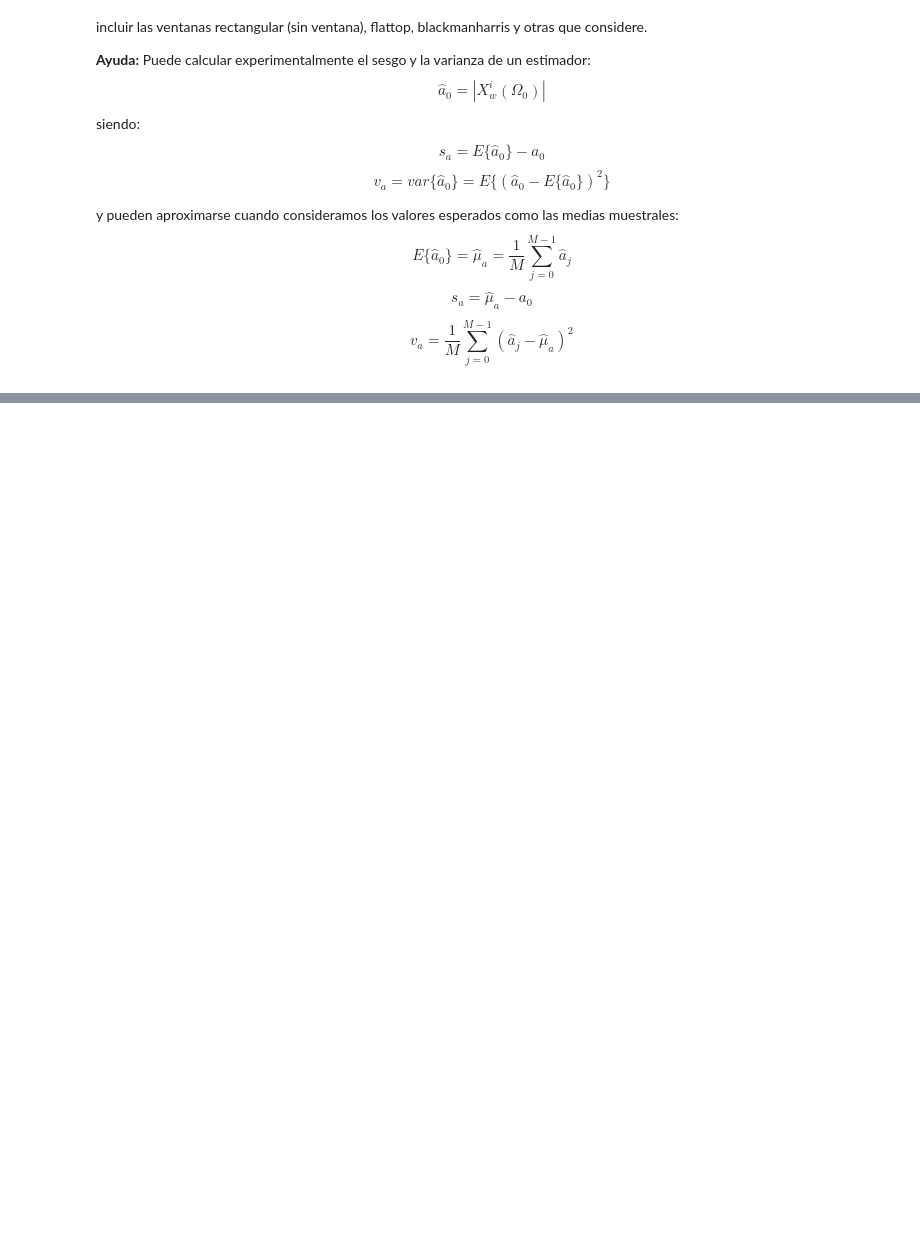
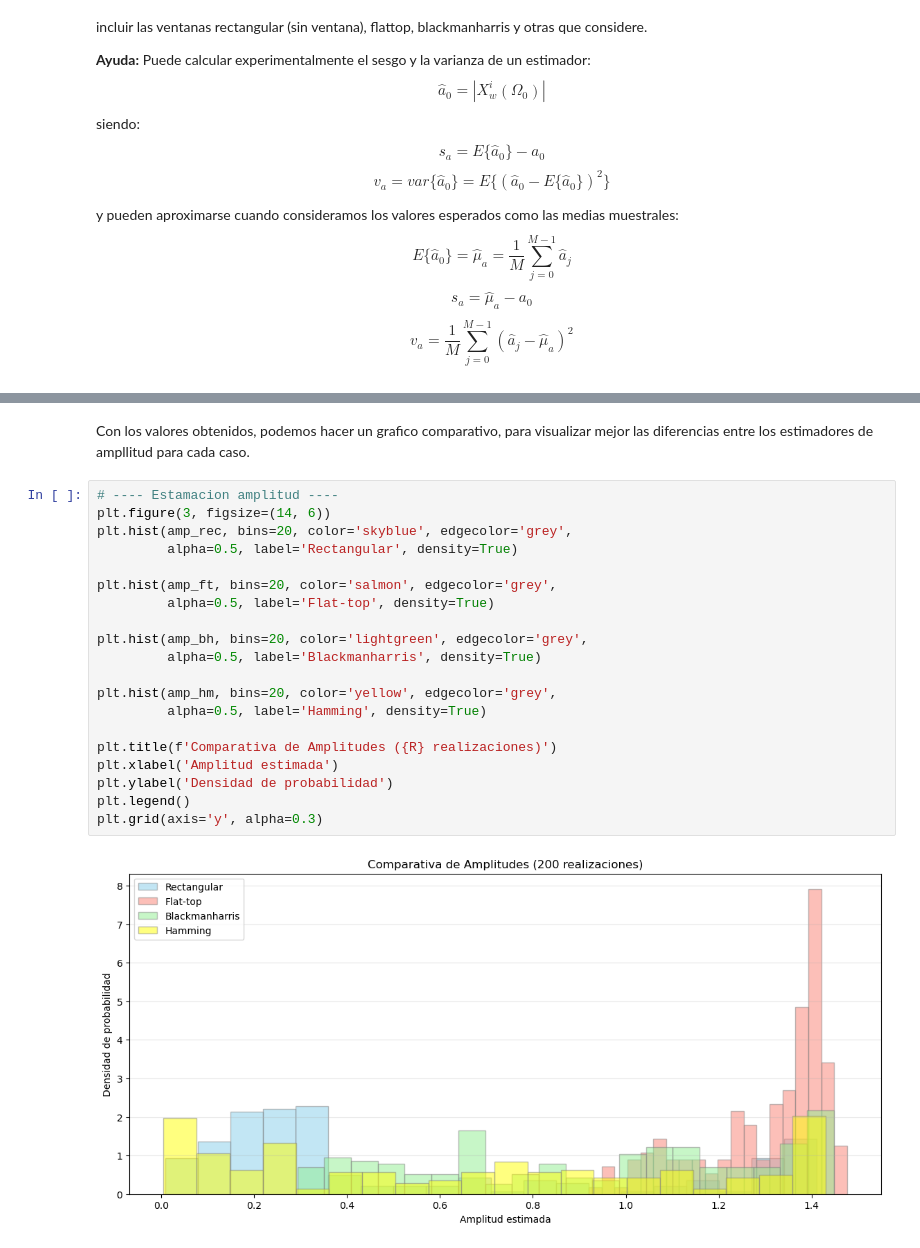
Before and after one commit to moradelacorte/APS, a Jupyter notebook: Mis_trabajos/TS4.ipynb, the cells around one changed output, grey strips where cells are left out. Cells and saved outputs as stored; diff of their text form; blank space fills up the shorter version.

```diff
--- a/Mis_trabajos/TS4.ipynb
+++ b/Mis_trabajos/TS4.ipynb
@@ -83,0 +325,24 @@ Se comenzó por
+# %% [markdown]
+Con los valores obtenidos, podemos hacer un grafico comparativo, para visualizar mejor las diferencias entre los estimadores de ampllitud para cada caso.
+# %%
+# ---- Estamacion amplitud ----
+plt.figure(3, figsize=(14, 6))
+plt.hist(amp_rec, bins=20, color='skyblue', edgecolor='grey',
+         alpha=0.5, label='Rectangular', density=True)
+
+plt.hist(amp_ft, bins=20, color='salmon', edgecolor='grey',
+         alpha=0.5, label='Flat-top', density=True)
+
+plt.hist(amp_bh, bins=20, color='lightgreen', edgecolor='grey',
+         alpha=0.5, label='Blackmanharris', density=True)
+
+plt.hist(amp_hm, bins=20, color='yellow', edgecolor='grey',
+         alpha=0.5, label='Hamming', density=True)
+
+plt.title(f'Comparativa de Amplitudes ({R} realizaciones)')
+plt.xlabel('Amplitud estimada')
+plt.ylabel('Densidad de probabilidad')
+plt.legend()
+plt.grid(axis='y', alpha=0.3)
+# %% [output]
+[figure, added]
```
Also changed, not shown: parts of 12 cells of this notebook.
